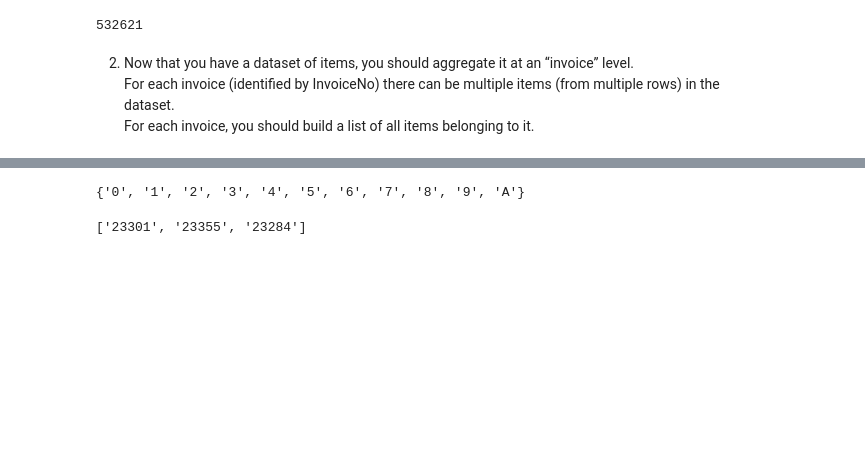
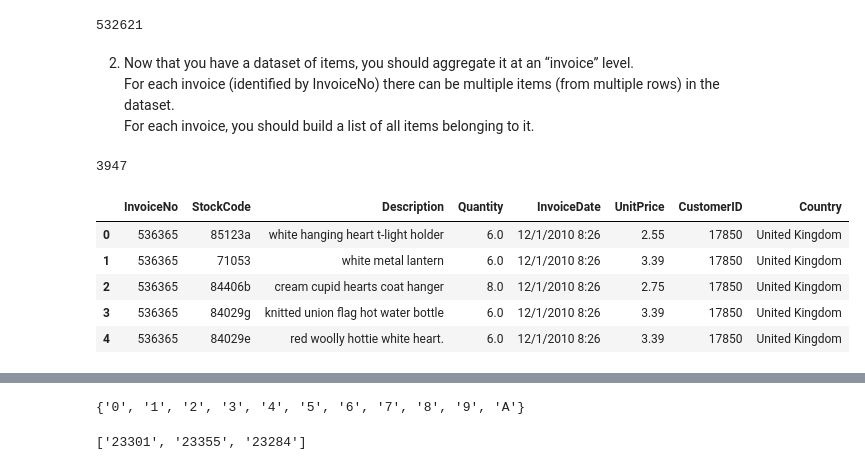
Before and after one commit to DeskDown/DSLabs, a Jupyter notebook: Lab3/lab3.ipynb, the cells around one changed output, grey strips where cells are left out. Saved outputs shown, nothing was run; the diff lists cells and outputs as text; code cells hidden in the pictures; blank space fills up the shorter version.

```diff
--- a/Lab3/lab3.ipynb
+++ b/Lab3/lab3.ipynb
@@ -77,8 +80,8 @@ with open(file) as f:
         if len(row) == 8 and row[0][0] not in ("c", "C"):
             retail_data.append(list([
                 row[0],
-                row[1],
-                row[2],
+                row[1].lower().strip(),
+                row[2].lower().strip(),
                 float(row[3]),
                 row[4],
                 float(row[5]),
@@ -104,3 +107,17 @@ len(retail_data)
 2. Now that you have a dataset of items, you should aggregate it at an “invoice” level.
 For each invoice (identified by InvoiceNo) there can be multiple items (from multiple rows) in the dataset.
 For each invoice, you should build a list of all items belonging to it.
+# %%
+set([x[1].lower() for x in retail_data]).__len__()
+# %% [output]
+3947
+# %%
+df = pd.DataFrame(data = retail_data, columns= labels_index.values())
+df.head()
+# %% [output]
+|  | InvoiceNo | StockCode | Description | Quantity | InvoiceDate | UnitPrice | CustomerID | Country |
+| 0 | 536365 | 85123a | white hanging heart t-light holder | 6.0 | 12/1/2010 8:26 | 2.55 | 17850 | United Kingdom |
+| 1 | 536365 | 71053 | white metal lantern | 6.0 | 12/1/2010 8:26 | 3.39 | 17850 | United Kingdom |
+| 2 | 536365 | 84406b | cream cupid hearts coat hanger | 8.0 | 12/1/2010 8:26 | 2.75 | 17850 | United Kingdom |
+| 3 | 536365 | 84029g | knitted union flag hot water bottle | 6.0 | 12/1/2010 8:26 | 3.39 | 17850 | United Kingdom |
+| 4 | 536365 | 84029e | red woolly hottie white heart. | 6.0 | 12/1/2010 8:26 | 3.39 | 17850 | United Kingdom |
```
Also changed, not shown: parts of 5 cells of this notebook.
